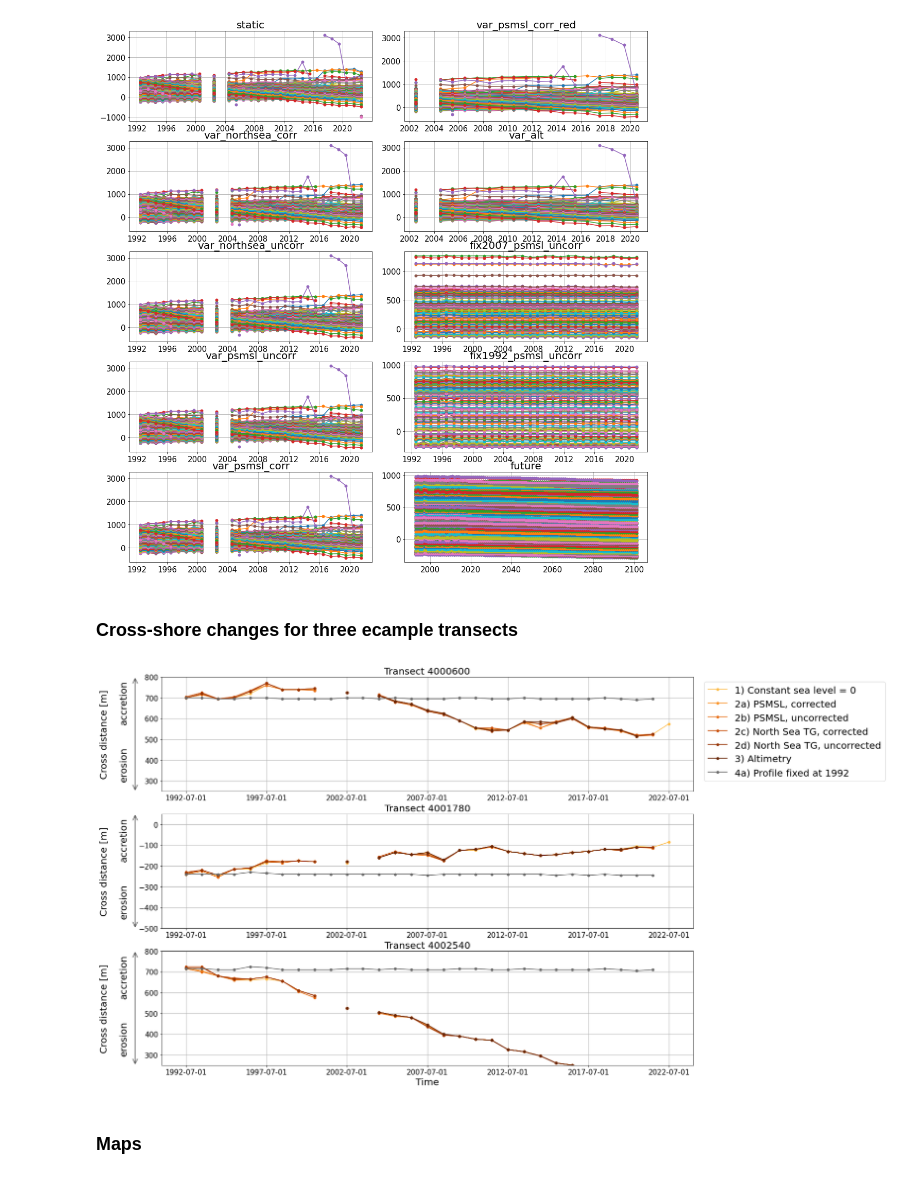
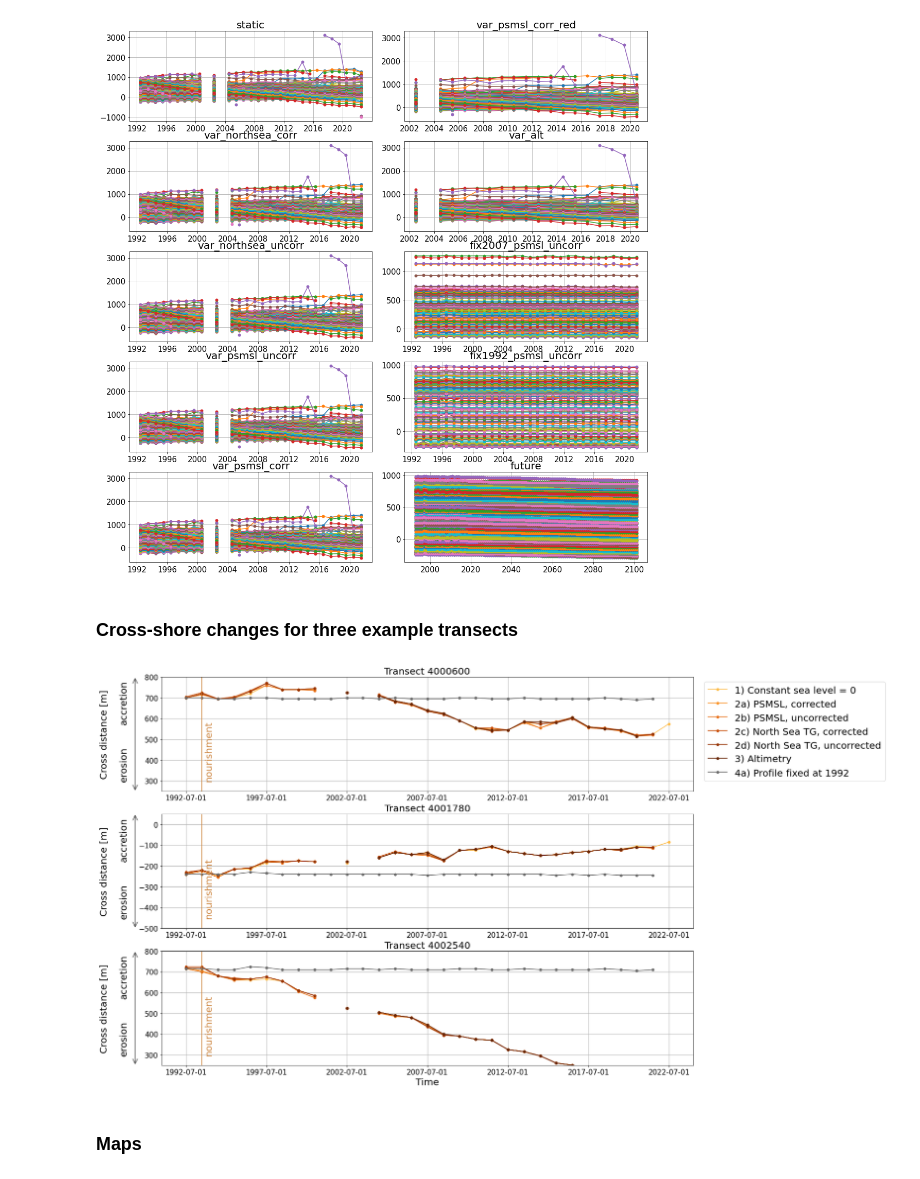
Before and after one commit to 3enedix/P1-data-combination-code, a Jupyter notebook: jarkus_shoreline.ipynb, the cells around one changed output. Drawn from its saved outputs; the diff is of its cells as text; code cells hidden in the pictures.

```diff
--- a/jarkus_shoreline.ipynb
+++ b/jarkus_shoreline.ipynb
@@ -472,6 +472,7 @@ diff = pd.DataFrame(columns=['upsmsl_vs_constSL', # 1a - 3
                              'upsmsl_vs_constJARupsmsl', # 1b - 4a
                              'cpsmsl_vs_alt', # 1a - 2
                              'cpsmsl_vs_upsmsl', # 1a - 1b
+                             'cnorthsea_vs_unorthsea', # 1c - 1d
                             ], index=jarkus.id)
 rmse = diff.copy()
 
@@ -488,6 +489,7 @@ for transect in cd_jarkus.index:
     fill_diff(transect, 'var_psmsl_uncorr', 'fix1992_psmsl_uncorr', 'upsmsl_vs_constJARupsmsl')
     fill_diff(transect, 'var_psmsl_corr_red', 'var_alt', 'cpsmsl_vs_alt')
     fill_diff(transect, 'var_psmsl_corr', 'var_psmsl_uncorr', 'cpsmsl_vs_upsmsl')
+    fill_diff(transect, 'var_northsea_corr', 'var_northsea_uncorr', 'cnorthsea_vs_unorthsea')
 # %% [markdown]
 ### Compute trends
 # %%
@@ -887,7 +959,7 @@ plot_solution(sl_pred.index, axs[4,1], 'future')
 # %% [output]
 [figure]
 # %% [markdown]
-### Cross-shore changes for three ecample transects
+### Cross-shore changes for three example transects
 # %%
 cmap = cm.get_cmap('YlOrBr')
 color_list = cmap(np.linspace(0.4, 1, 6))
@@ -903,34 +975,37 @@ def plot_timeseries(ax, transect, vmin=None, vmax=None):
     ax.plot(jarkus.time, cd_jarkus.loc[transect, 'var_northsea_corr'],'.-', markersize=10, \
             color=color_list[3], label='2c) North Sea TG, corrected')
     ax.plot(jarkus.time, cd_jarkus.loc[transect, 'var_northsea_uncorr'],'.-', markersize=10, \
             color=color_list[4], label='2d) North Sea TG, uncorrected')
     ax.plot(jarkus.time, cd_jarkus.loc[transect, 'var_alt'],'.-', markersize=10, \
             color=color_list[5], label='3) Altimetry')
     ax.plot(jarkus.time, cd_jarkus.loc[transect, 'fix1992_psmsl_uncorr'],'.-', markersize=10, \
             color='dimgrey', label='4a) Profile fixed at 1992')
     ax.grid()
     ax.set_title('Transect ' + str(transect))
     ax.set_xticks(xticks)
     ax.set_ylabel('Cross distance [m]')
 
     ax.yaxis.set_label_coords(-0.1,0.5)
     ax.set_ylim(vmin, vmax)
 
     ax.annotate('', xy=(-0.05, 0), xycoords='axes fraction', xytext=(-0.05, 1),
             arrowprops=dict(arrowstyle="<->", mutation_scale=25));
     ax.text(-0.08, 0.1, 'erosion', transform=ax.transAxes, fontsize=20, rotation='vertical')
     ax.text(-0.08, 0.6, 'accretion', transform=ax.transAxes, fontsize=20, rotation='vertical')
 
+    ax.axvline(pd.to_datetime('1993-07-01'), c='peru')
+    ax.text(0.08, 0.1, 'nourishment', transform=ax.transAxes, fontsize=20, rotation='vertical', c='peru')
+
 fig, axs = plt.subplots(3,1, figsize=(20,15))
 plot_timeseries(axs[0], 4000600, 250, 800)
 plot_timeseries(axs[1], 4001780, -500, 50)
 plot_timeseries(axs[2], 4002540, 250, 800)
 axs[2].legend(bbox_to_anchor=(1.37,3.4))
 axs[2].set_xlabel('Time');
 
 plt.savefig('../99_plot_dump/jarkus_sl_3timeseries.png', dpi=dpi, bbox_inches='tight')
 # %% [output]
-[figure, old version]
+[figure, new version]
 # %% [markdown]
 ### Maps
 # %%
```
Also changed, not shown: parts of 8 cells of this notebook.
